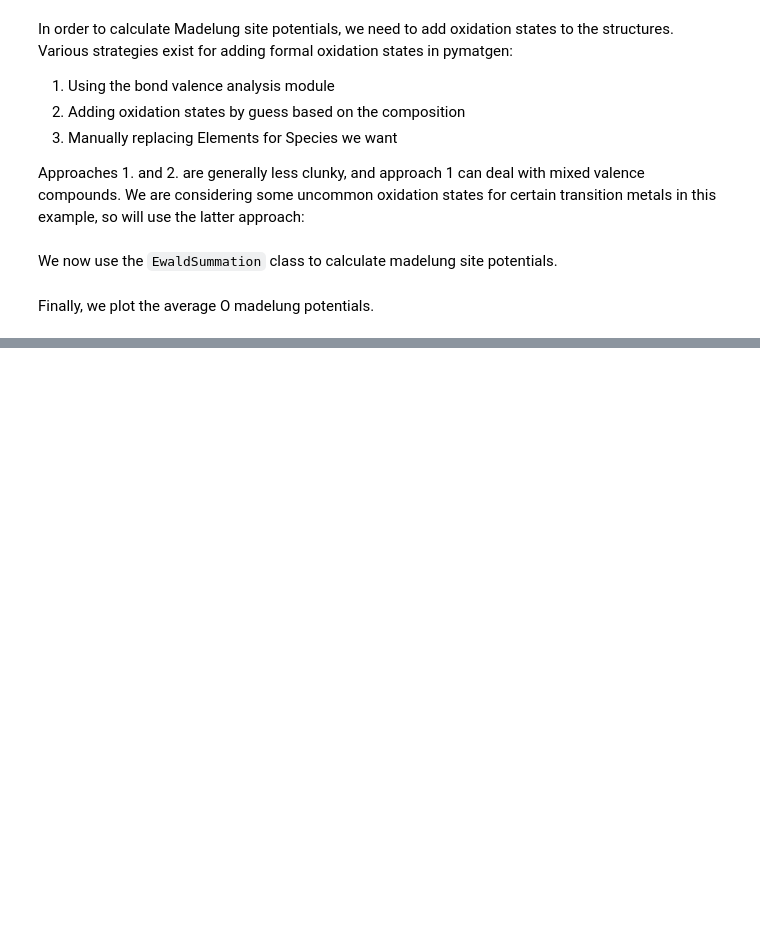
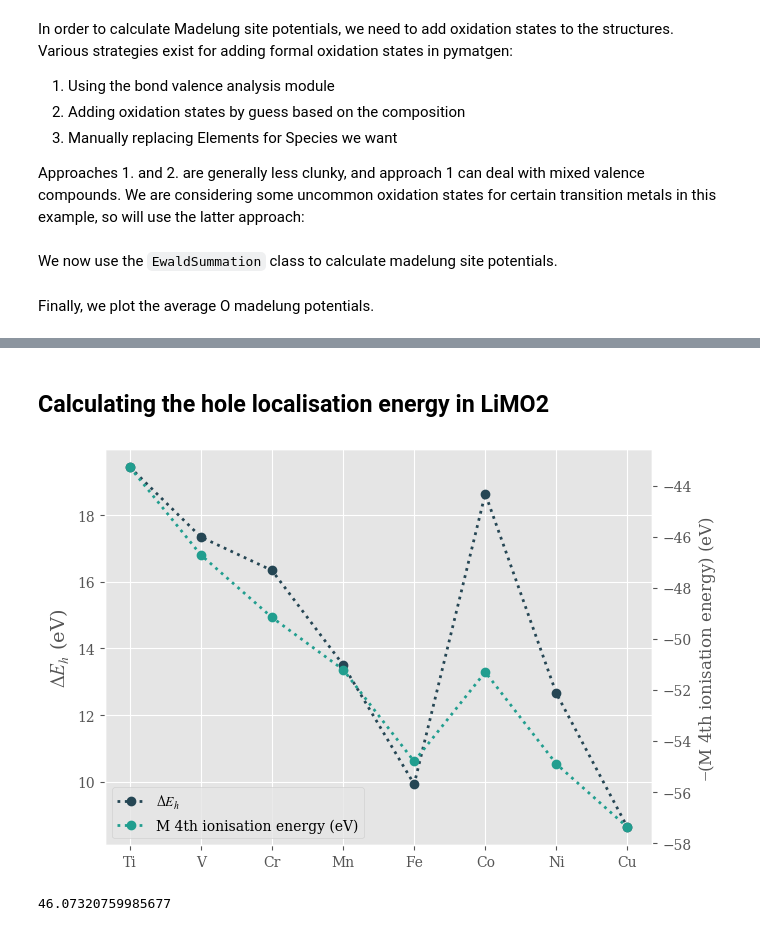
Before and after one commit to FaradayInstitution/redox_descriptors, a Jupyter notebook: Notebooks/madelung_analysis.ipynb, the cells around one changed output, grey strips where cells are left out. Cells and saved outputs as stored; diff of their text form; code cells hidden in the pictures; blank space fills up the shorter version.

```diff
--- a/Notebooks/madelung_analysis.ipynb
+++ b/Notebooks/madelung_analysis.ipynb
@@ -192,0 +206,2 @@ LiCuO2
+# %% [markdown]
+## Calculating the hole localisation energy in LiMO2
@@ -192,0 +233,29 @@ LiCuO2
+# %%
+# Plot
+x_data = range(len(first_row))
+x_labels = [i['TM'] for i in first_row]
+
+fig, ax1 = plt.subplots()
+
+line1 = ax1.plot(x_data, delta_Eh_values, marker='o', c=clrs[0], ls='dotted', label='$\Delta E_h$')
+ax1.set_ylabel('$\Delta E_h$ (eV)', size=14)
+
+ax2 = ax1.twinx()
+line2 = ax2.plot(x_data, ip_values, marker='o', c=clrs[1], ls='dotted', label='M 4th ionisation energy (eV)')
+ax2.set_ylabel('$-$(M 4th ionisation energy) (eV)')
+
+lines = line1 + line2
+labels = [l.get_label() for l in lines]
+ax1.legend(lines, labels, loc=0)
+ax2.grid()
+
+plt.xticks(x_data,x_labels)
+plt.tight_layout()
+plt.savefig('../Figures/First_row_deltaEh.png', dpi=300)
+plt.show()
+# %% [output]
+[figure, added]
+# %%
+get_madelung_site_pots(first_row[0]['structure'], 'Ti')
+# %% [output]
+46.07320759985677
```
Also changed, not shown: parts of 6 cells of this notebook, 12 other files.
